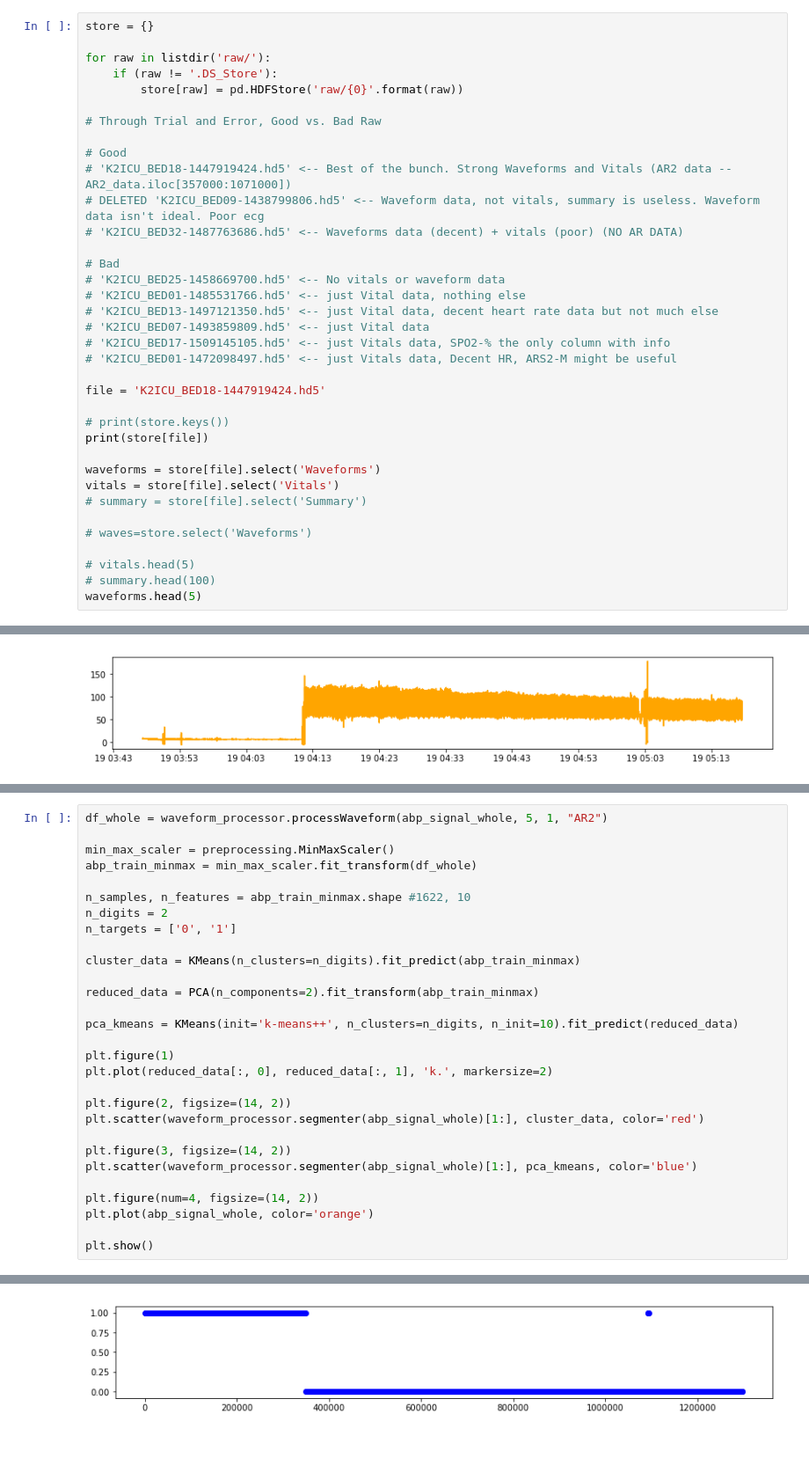
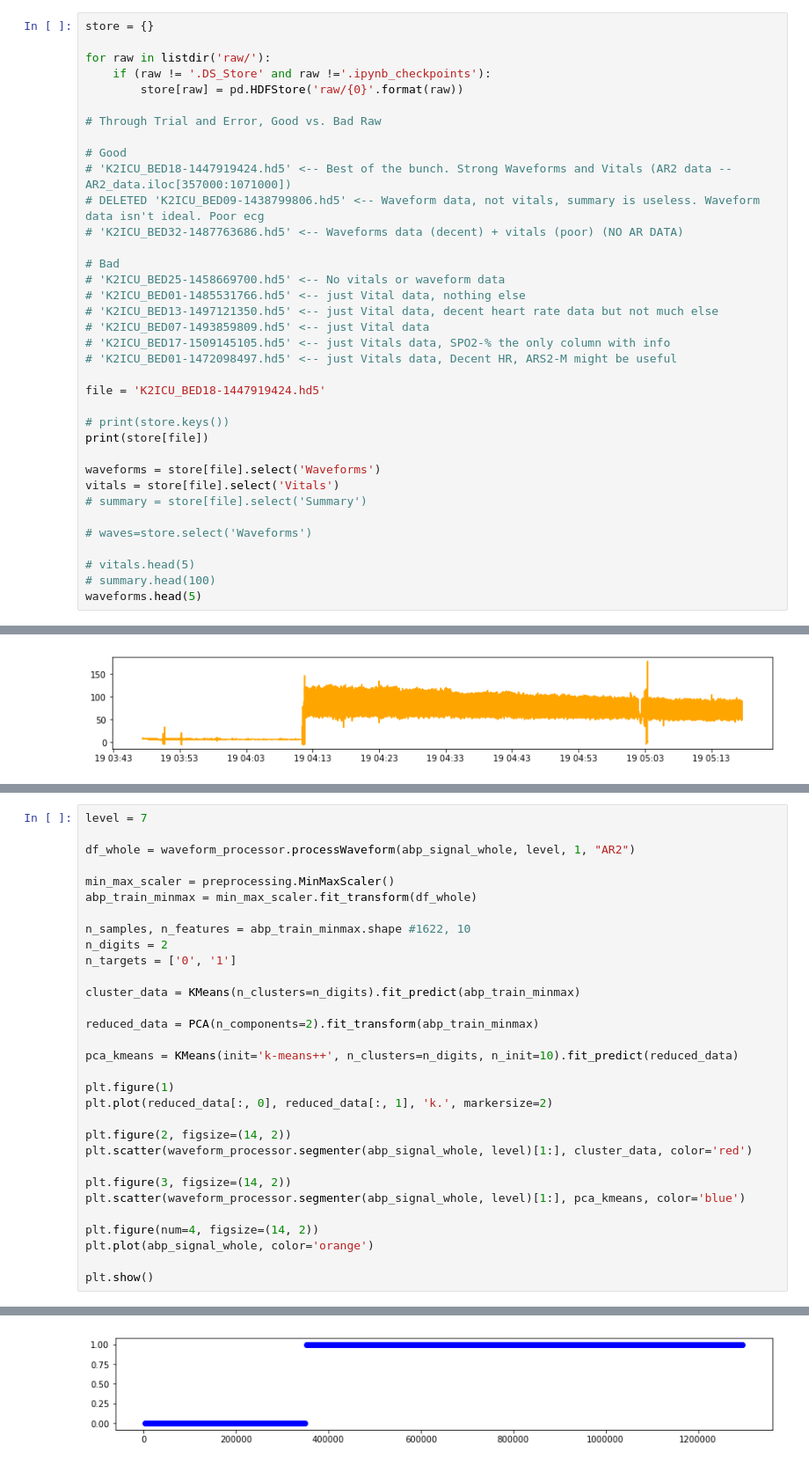
Before and after one commit to CONDUITlab/abp, a Jupyter notebook: Raw_Data.ipynb, the cells around one changed output, grey strips where cells are left out. Shown: that part at 88% size. Cells and saved outputs as stored; diff of their text form.

```diff
--- a/Raw_Data.ipynb
+++ b/Raw_Data.ipynb
@@ -18,7 +17,7 @@ from waveform_processor import ABPWaveformProcessor
 store = {}
 
 for raw in listdir('raw/'):
-    if (raw != '.DS_Store'):
+    if (raw != '.DS_Store' and raw !='.ipynb_checkpoints'):
         store[raw] = pd.HDFStore('raw/{0}'.format(raw))
 
 # Through Trial and Error, Good vs. Bad Raw
@@ -167,5 +167,7 @@ Loading BokehJS ...
 # %%
-df_whole = waveform_processor.processWaveform(abp_signal_whole, 5, 1, "AR2")
+level = 7
+
+df_whole = waveform_processor.processWaveform(abp_signal_whole, level, 1, "AR2")
 
 min_max_scaler = preprocessing.MinMaxScaler()
 abp_train_minmax = min_max_scaler.fit_transform(df_whole)
@@ -184,10 +186,10 @@ plt.figure(1)
 plt.plot(reduced_data[:, 0], reduced_data[:, 1], 'k.', markersize=2)
 
 plt.figure(2, figsize=(14, 2))
-plt.scatter(waveform_processor.segmenter(abp_signal_whole)[1:], cluster_data, color='red')
+plt.scatter(waveform_processor.segmenter(abp_signal_whole, level)[1:], cluster_data, color='red')
 
 plt.figure(3, figsize=(14, 2))
-plt.scatter(waveform_processor.segmenter(abp_signal_whole)[1:], pca_kmeans, color='blue')
+plt.scatter(waveform_processor.segmenter(abp_signal_whole, level)[1:], pca_kmeans, color='blue')
 
 plt.figure(num=4, figsize=(14, 2))
 plt.plot(abp_signal_whole, color='orange')
@@ -198,4 +200,4 @@ plt.show()
 [figure]
-[figure, old version]
+[figure, new version]
 [figure]
 # %%
```
Also changed, not shown: parts of 9 cells of this notebook, 2 other files.
